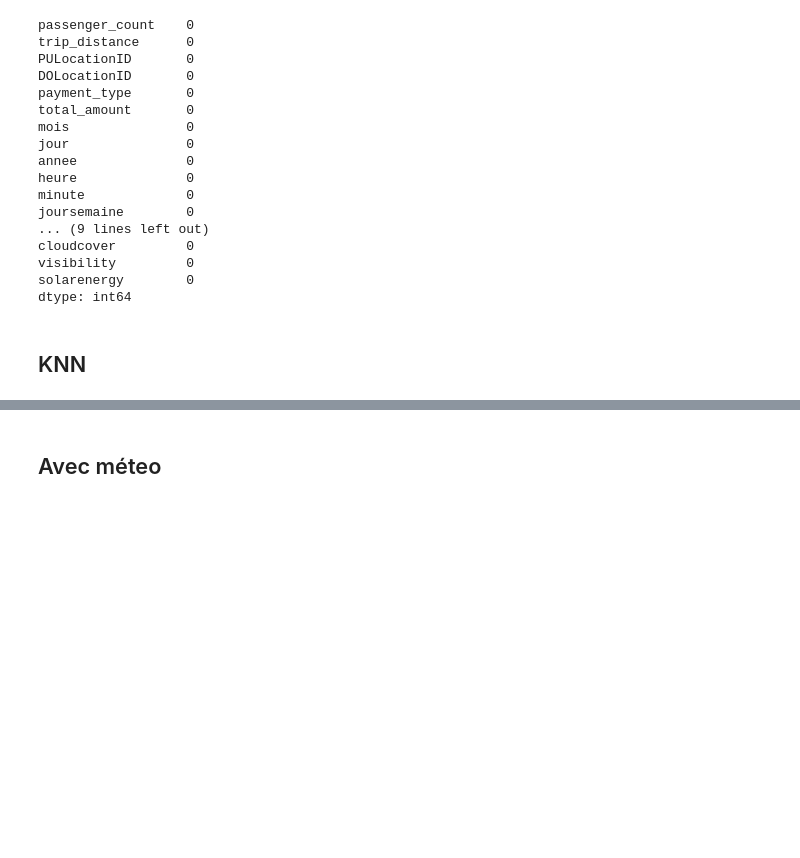
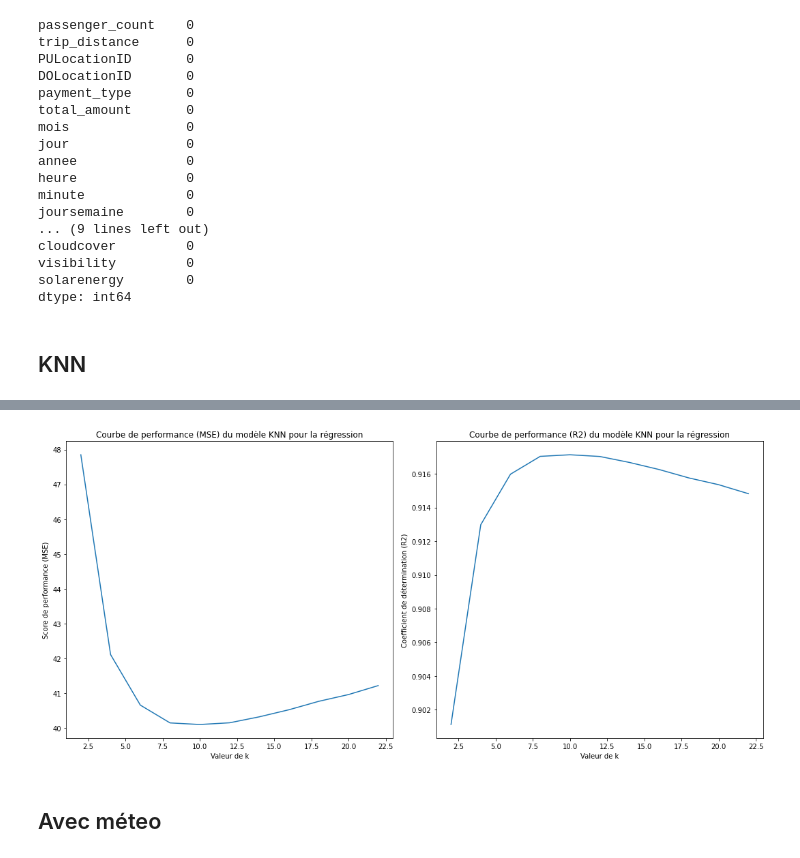
Before and after one commit to vagueau/Projet_python, a Jupyter notebook: projet.ipynb, the cells around one changed output, grey strips where cells are left out. Drawn from its saved outputs; the diff is of its cells as text; code cells hidden in the pictures; blank space fills up the shorter version.

```diff
--- a/projet.ipynb
+++ b/projet.ipynb
@@ -679,0 +678,26 @@ Coefficient de détermination (R2) : 0.9171485617552978
+# %%
+# Diviser les données en ensembles d'entraînement et de test
+X_train, X_test, y_train, y_test = train_test_split(X, Y, test_size=0.2, random_state=42)
+
+# Listes pour stocker les scores de performance (MSE et R2)
+mse_scores = []
+r2_scores = []
+
+# Tester différentes valeurs de k
+for k in range(2, 24,2):
+    # Créer et entraîner le modèle KNN
+    model = KNeighborsRegressor(n_neighbors=k)
+    model.fit(X_train, y_train)
+
+    # Faire des prédictions sur l'ensemble de test
+    y_pred = model.predict(X_test)
+
+    # Calculer le score de performance (MSE)
+    mse_score = mean_squared_error(y_test, y_pred)
+
+    # Calculer le coefficient de détermination (R2)
+    r2 = r2_score(y_test, y_pred)
+
+    # Ajouter les scores à leurs listes respectives
+    mse_scores.append(mse_score)
+    r2_scores.append(r2)
@@ -680,3 +719,23 @@ Coefficient de détermination (R2) : 0.9171485617552978
+# %%
+# Tracer les courbes de performance
+plt.figure(figsize=(15, 7))
+
+plt.subplot(1, 2, 1)
+plt.plot(range(2, 24,2), mse_scores)
+plt.xlabel('Valeur de k')
+plt.ylabel('Score de performance (MSE)')
+plt.title('Courbe de performance (MSE) du modèle KNN pour la régression')
+
+plt.subplot(1, 2, 2)
+plt.plot(range(2, 24,2), r2_scores)
+plt.xlabel('Valeur de k')
+plt.ylabel('Coefficient de détermination (R2)')
+plt.title('Courbe de performance (R2) du modèle KNN pour la régression')
+
+plt.tight_layout()
+plt.show()
+# %% [output]
+[figure, added]
 # %% [markdown]
 ## Avec méteo
 # %%
```
Also changed, not shown: parts of 15 cells of this notebook.
